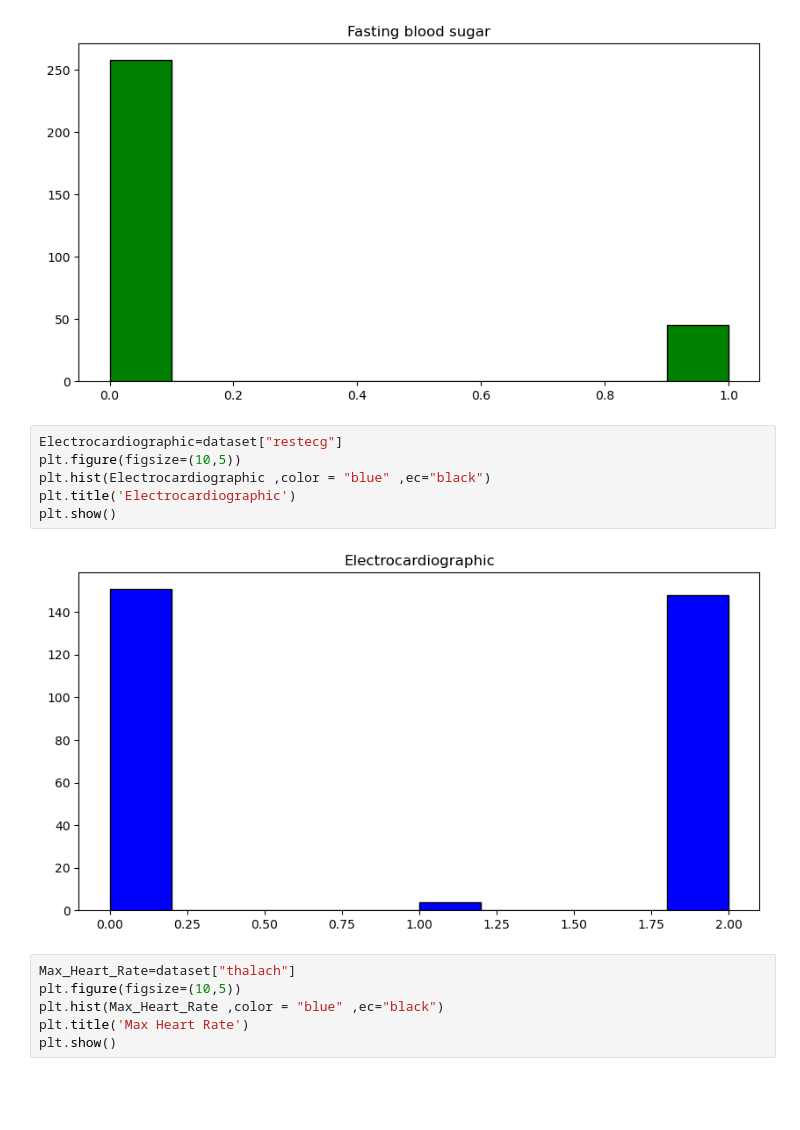
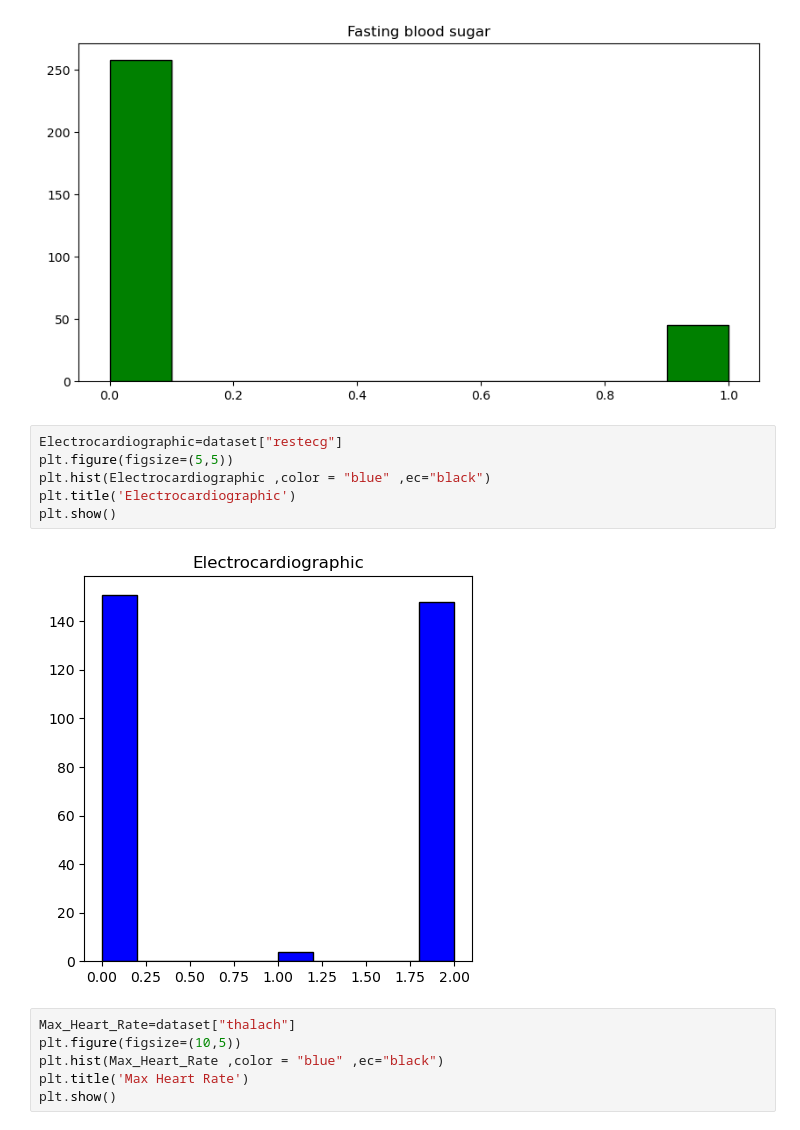
Before and after one commit to Shyamsundar-29/Heart-disease-prediction-and-classification-, a Jupyter notebook: Visual_representation_of_dataset.ipynb, the cells around one changed output. Cells and saved outputs as stored; diff of their text form; blank space fills up the shorter version.

```diff
--- a/Visual_representation_of_dataset.ipynb
+++ b/Visual_representation_of_dataset.ipynb
@@ -57,12 +57,12 @@ plt.show()
 [figure]
 # %%
 Electrocardiographic=dataset["restecg"]
-plt.figure(figsize=(10,5))
+plt.figure(figsize=(5,5))
 plt.hist(Electrocardiographic ,color = "blue" ,ec="black")
 plt.title('Electrocardiographic')
 plt.show()
 # %% [output]
-[figure, old version]
+[figure, new version]
 # %%
 Max_Heart_Rate=dataset["thalach"]
 plt.figure(figsize=(10,5))
```
Also changed, not shown: 1 other file.
